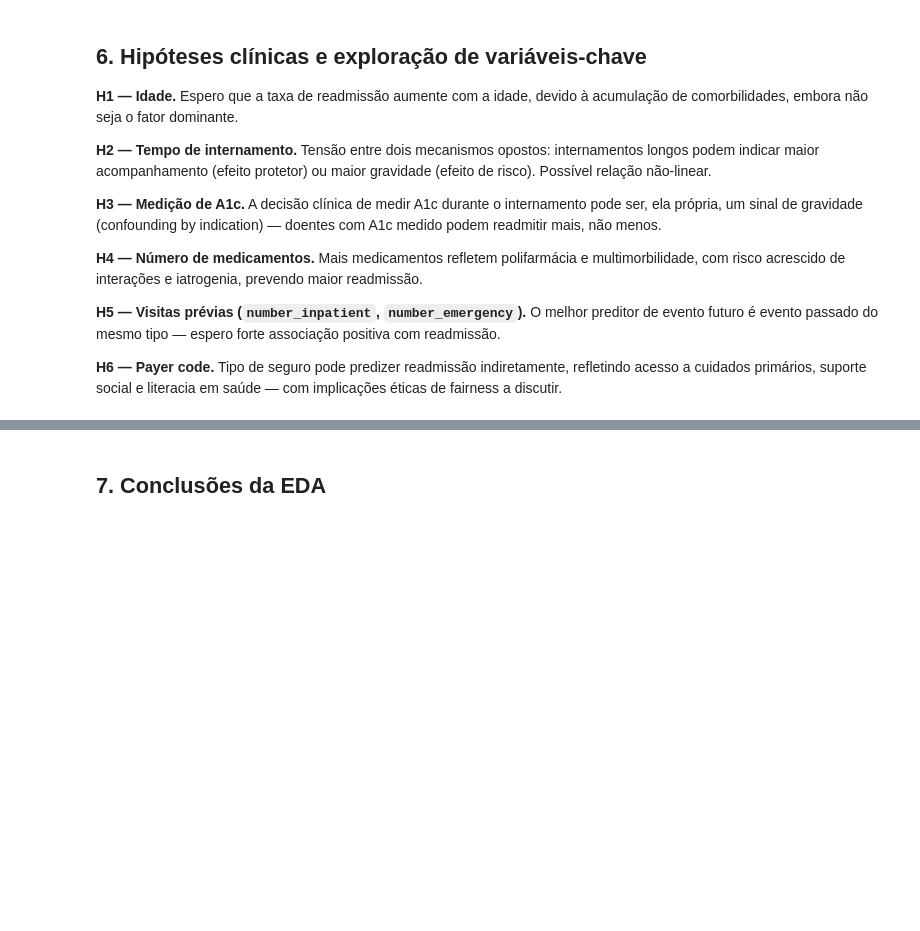
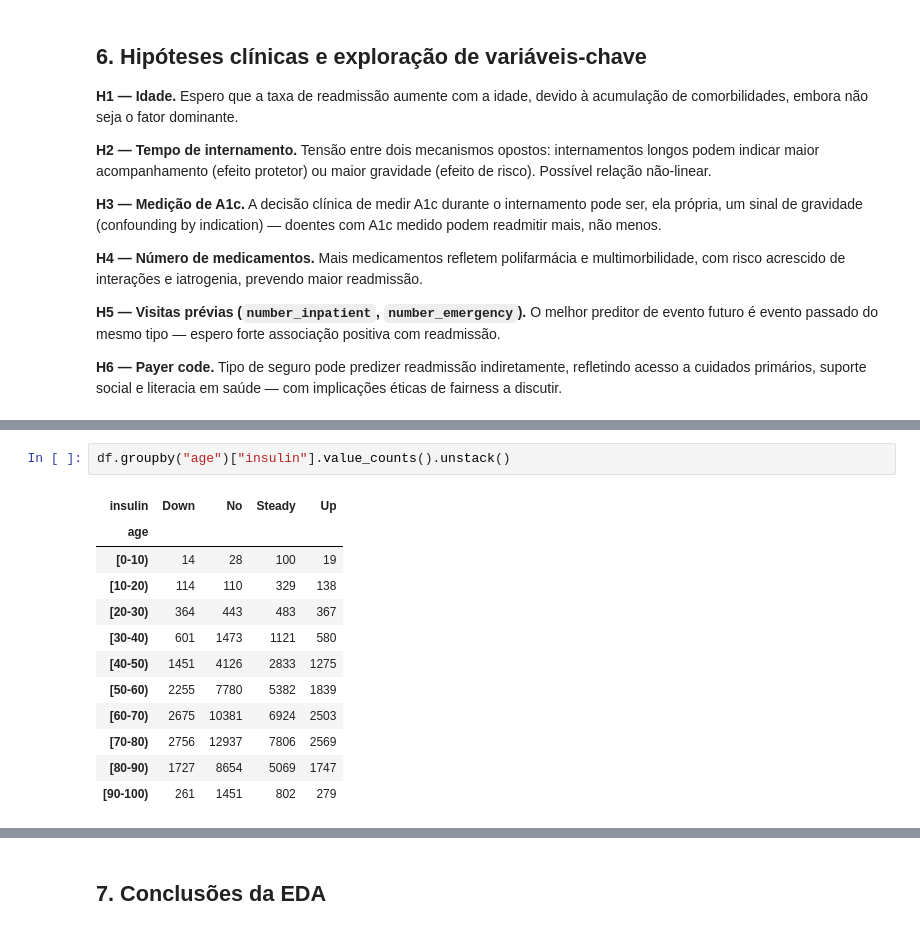
Before and after one commit to vvfpint0/diabetes-readmission-prediction, a Jupyter notebook: notebooks/01_EDA.ipynb, the cells around one changed output, grey strips where cells are left out. Drawn from its saved outputs; the diff is of its cells as text; blank space fills up the shorter version.

```diff
--- a/notebooks/01_EDA.ipynb
+++ b/notebooks/01_EDA.ipynb
@@ -349,0 +392,15 @@ Esta estrutura agrupada exige o uso de `GroupShuffleSplit` por `patient_nbr` na
+# %%
+df.groupby("age")["insulin"].value_counts().unstack()
+# %% [output]
+| insulin | Down | No | Steady | Up |
+| age |  |  |  |  |
+| [0-10) | 14 | 28 | 100 | 19 |
+| [10-20) | 114 | 110 | 329 | 138 |
+| [20-30) | 364 | 443 | 483 | 367 |
+| [30-40) | 601 | 1473 | 1121 | 580 |
+| [40-50) | 1451 | 4126 | 2833 | 1275 |
+| [50-60) | 2255 | 7780 | 5382 | 1839 |
+| [60-70) | 2675 | 10381 | 6924 | 2503 |
+| [70-80) | 2756 | 12937 | 7806 | 2569 |
+| [80-90) | 1727 | 8654 | 5069 | 1747 |
+| [90-100) | 261 | 1451 | 802 | 279 |
```
Also changed, not shown: parts of 19 cells of this notebook.
